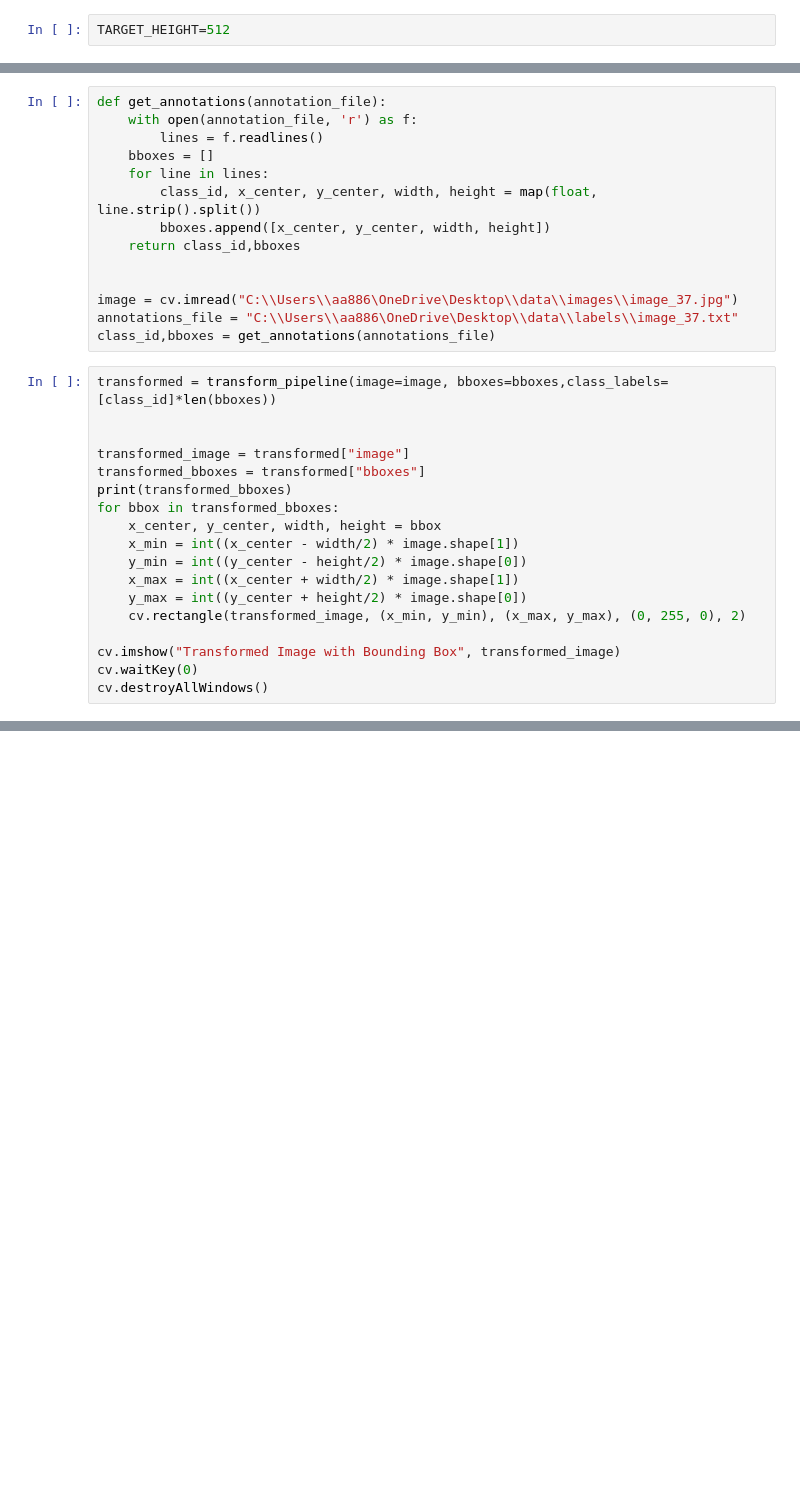
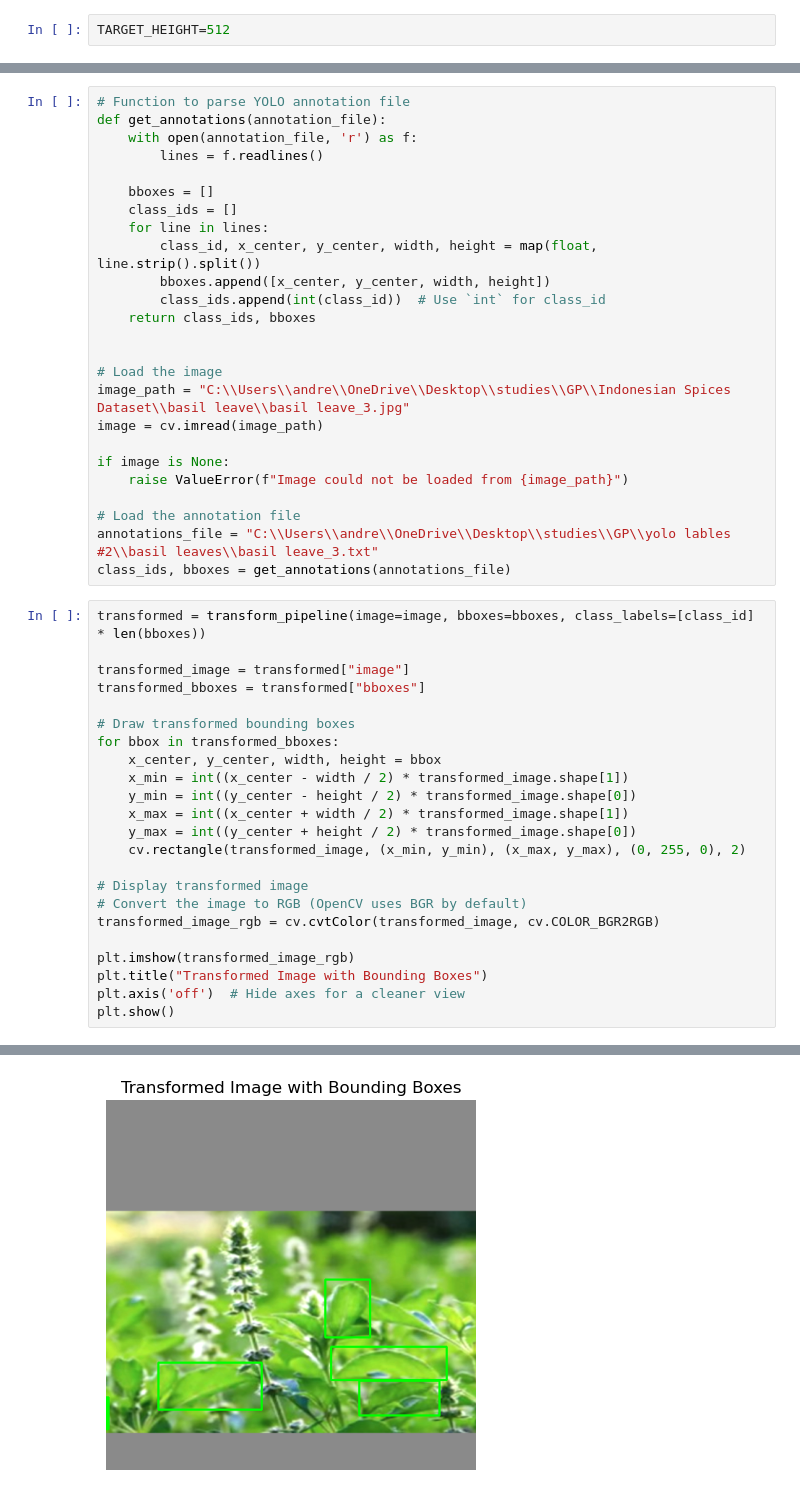
Before and after one commit to Late-Plate/AI-Models, a Jupyter notebook: preprocessing.ipynb, the cells around one changed output, grey strips where cells are left out. Drawn from its saved outputs; the diff is of its cells as text; blank space fills up the shorter version.

```diff
--- a/preprocessing.ipynb
+++ b/preprocessing.ipynb
@@ -94,35 +100,51 @@ transform_pipeline = A.Compose([
         label_fields=["class_labels"]
     ))
 # %%
+# Function to parse YOLO annotation file
 def get_annotations(annotation_file):
     with open(annotation_file, 'r') as f:
         lines = f.readlines()
+
     bboxes = []
+    class_ids = []
     for line in lines:
         class_id, x_center, y_center, width, height = map(float, line.strip().split())
         bboxes.append([x_center, y_center, width, height])
-    return class_id,bboxes
+        class_ids.append(int(class_id))  # Use `int` for class_id
+    return class_ids, bboxes
 
 
-image = cv.imread("C:\\Users\\aa886\OneDrive\Desktop\\data\\images\\image_37.jpg")
-annotations_file = "C:\\Users\\aa886\OneDrive\Desktop\\data\\labels\\image_37.txt"
-class_id,bboxes = get_annotations(annotations_file)
+# Load the image
+image_path = "C:\\Users\\andre\\OneDrive\\Desktop\\studies\\GP\\Indonesian Spices Dataset\\basil leave\\basil leave_3.jpg"
+image = cv.imread(image_path)
+
+if image is None:
+    raise ValueError(f"Image could not be loaded from {image_path}")
+
+# Load the annotation file
+annotations_file = "C:\\Users\\andre\\OneDrive\\Desktop\\studies\\GP\\yolo lables #2\\basil leaves\\basil leave_3.txt"
+class_ids, bboxes = get_annotations(annotations_file)
 # %%
-transformed = transform_pipeline(image=image, bboxes=bboxes,class_labels=[class_id]*len(bboxes))
-
+transformed = transform_pipeline(image=image, bboxes=bboxes, class_labels=[class_id] * len(bboxes))
 
 transformed_image = transformed["image"]
 transformed_bboxes = transformed["bboxes"]
-print(transformed_bboxes)
+
+# Draw transformed bounding boxes
 for bbox in transformed_bboxes:
     x_center, y_center, width, height = bbox
-    x_min = int((x_center - width/2) * image.shape[1])
-    y_min = int((y_center - height/2) * image.shape[0])
-    x_max = int((x_center + width/2) * image.shape[1])
-    y_max = int((y_center + height/2) * image.shape[0])
+    x_min = int((x_center - width / 2) * transformed_image.shape[1])
+    y_min = int((y_center - height / 2) * transformed_image.shape[0])
+    x_max = int((x_center + width / 2) * transformed_image.shape[1])
+    y_max = int((y_center + height / 2) * transformed_image.shape[0])
     cv.rectangle(transformed_image, (x_min, y_min), (x_max, y_max), (0, 255, 0), 2)
 
-cv.imshow("Transformed Image with Bounding Box", transformed_image)
-cv.waitKey(0)
-cv.destroyAllWindows()
+# Display transformed image
+# Convert the image to RGB (OpenCV uses BGR by default)
+transformed_image_rgb = cv.cvtColor(transformed_image, cv.COLOR_BGR2RGB)
+
+plt.imshow(transformed_image_rgb)
+plt.title("Transformed Image with Bounding Boxes")
+plt.axis('off')  # Hide axes for a cleaner view
+plt.show()
 # %% [output]
@@ -129,0 +151 @@ cv.destroyAllWindows()
+[figure, added]
```
Also changed, not shown: parts of 4 cells of this notebook.
